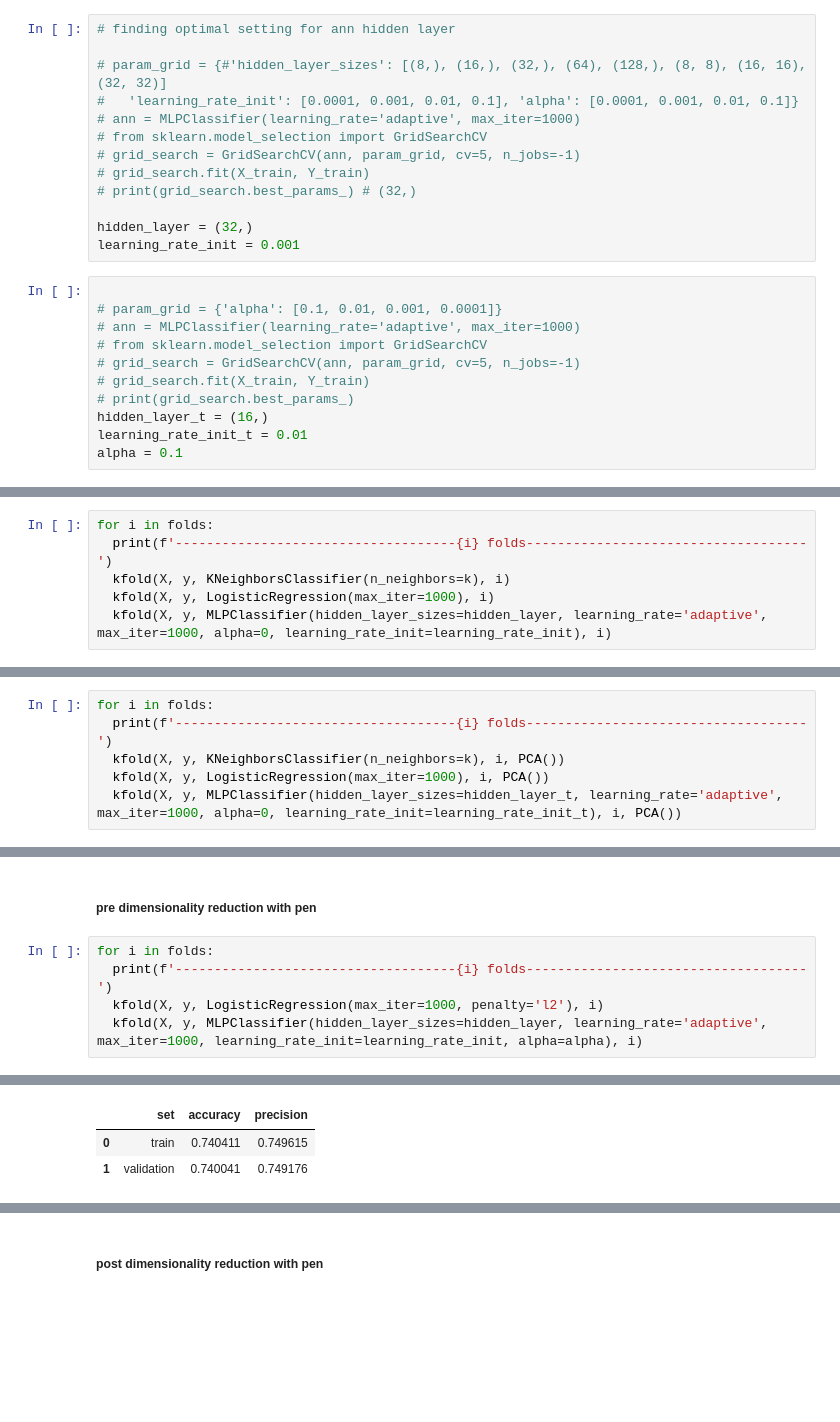
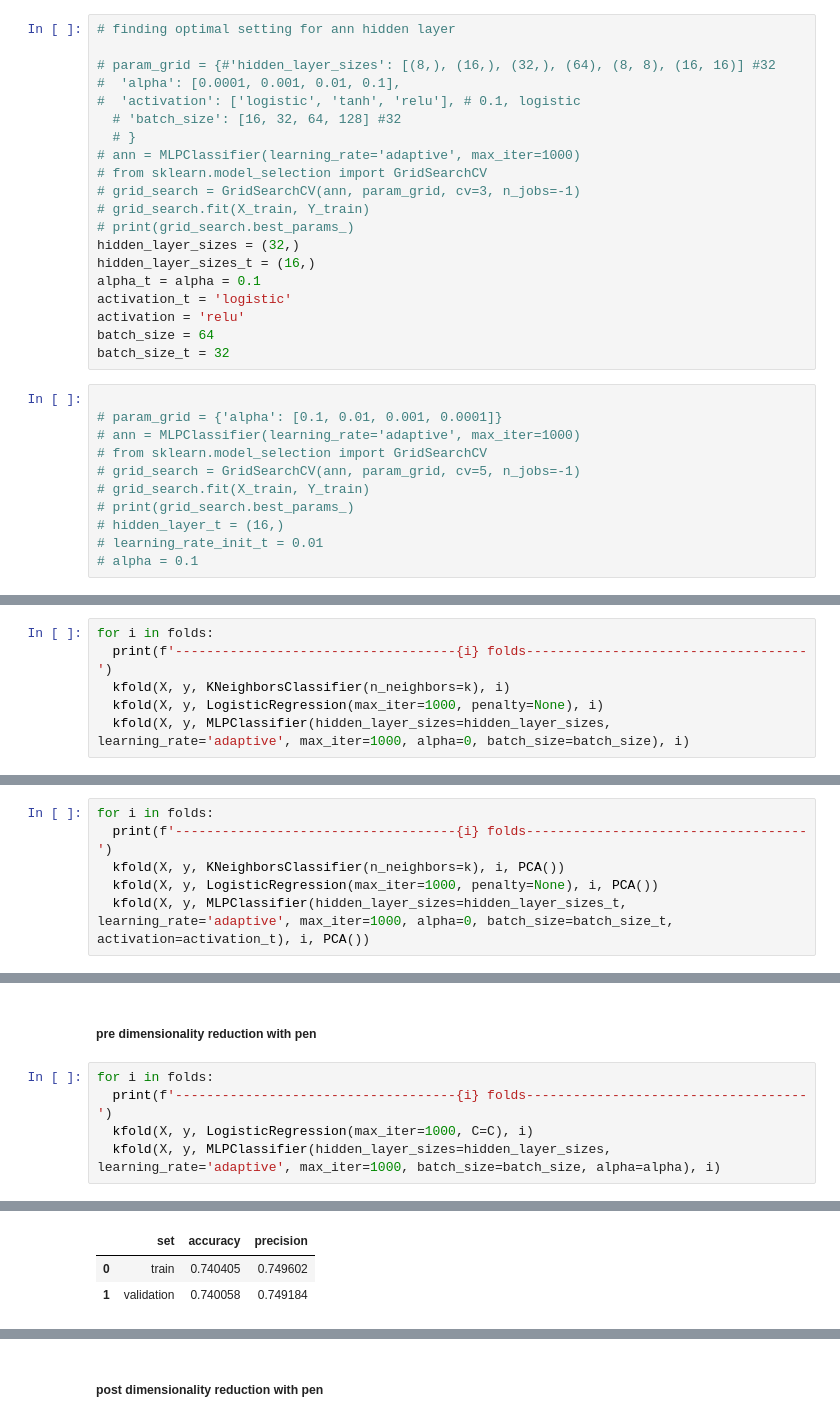
Before and after one commit to duongk67/ML_final_project, a Jupyter notebook: classification.ipynb, the cells around one changed output, grey strips where cells are left out. Cells and saved outputs as stored; diff of their text form; blank space fills up the shorter version.

```diff
--- a/classification.ipynb
+++ b/classification.ipynb
@@ -135,16 +152,23 @@ k = 207
 # %%
 # finding optimal setting for ann hidden layer
 
-# param_grid = {#'hidden_layer_sizes': [(8,), (16,), (32,), (64), (128,), (8, 8), (16, 16), (32, 32)]
-#   'learning_rate_init': [0.0001, 0.001, 0.01, 0.1], 'alpha': [0.0001, 0.001, 0.01, 0.1]}
+# param_grid = {#'hidden_layer_sizes': [(8,), (16,), (32,), (64), (8, 8), (16, 16)] #32
+#  'alpha': [0.0001, 0.001, 0.01, 0.1],
+#  'activation': ['logistic', 'tanh', 'relu'], # 0.1, logistic
+  # 'batch_size': [16, 32, 64, 128] #32
+  # }
 # ann = MLPClassifier(learning_rate='adaptive', max_iter=1000)
 # from sklearn.model_selection import GridSearchCV
-# grid_search = GridSearchCV(ann, param_grid, cv=5, n_jobs=-1)
+# grid_search = GridSearchCV(ann, param_grid, cv=3, n_jobs=-1)
 # grid_search.fit(X_train, Y_train)
-# print(grid_search.best_params_) # (32,)
-
-hidden_layer = (32,)
-learning_rate_init = 0.001
+# print(grid_search.best_params_)
+hidden_layer_sizes = (32,)
+hidden_layer_sizes_t = (16,)
+alpha_t = alpha = 0.1
+activation_t = 'logistic'
+activation = 'relu'
+batch_size = 64
+batch_size_t = 32
 # %%
 
 # param_grid = {'alpha': [0.1, 0.01, 0.001, 0.0001]}
@@ -153,9 +177,9 @@ learning_rate_init = 0.001
 # grid_search = GridSearchCV(ann, param_grid, cv=5, n_jobs=-1)
 # grid_search.fit(X_train, Y_train)
 # print(grid_search.best_params_)
-hidden_layer_t = (16,)
-learning_rate_init_t = 0.01
-alpha = 0.1
+# hidden_layer_t = (16,)
+# learning_rate_init_t = 0.01
+# alpha = 0.1
 # %% [markdown]
 #### pre dimensionality reduction, no pen
 # %%
@@ -164,7 +188,7 @@ folds = [4, 5, 6]
 for i in folds:
   print(f'------------------------------------{i} folds------------------------------------')
   kfold(X, y, KNeighborsClassifier(n_neighbors=k), i)
-  kfold(X, y, LogisticRegression(max_iter=1000), i)
-  kfold(X, y, MLPClassifier(hidden_layer_sizes=hidden_layer, learning_rate='adaptive', max_iter=1000, alpha=0, learning_rate_init=learning_rate_init), i)
+  kfold(X, y, LogisticRegression(max_iter=1000, penalty=None), i)
+  kfold(X, y, MLPClassifier(hidden_layer_sizes=hidden_layer_sizes, learning_rate='adaptive', max_iter=1000, alpha=0, batch_size=batch_size), i)
 # %% [output]
 ------------------------------------4 folds------------------------------------
@@ -202,7 +226,7 @@ MLPClassifier(alpha=0, hidden_layer_sizes=(32,), learning_rate='adaptive',
 for i in folds:
   print(f'------------------------------------{i} folds------------------------------------')
   kfold(X, y, KNeighborsClassifier(n_neighbors=k), i, PCA())
-  kfold(X, y, LogisticRegression(max_iter=1000), i, PCA())
-  kfold(X, y, MLPClassifier(hidden_layer_sizes=hidden_layer_t, learning_rate='adaptive', max_iter=1000, alpha=0, learning_rate_init=learning_rate_init_t), i, PCA())
+  kfold(X, y, LogisticRegression(max_iter=1000, penalty=None), i, PCA())
+  kfold(X, y, MLPClassifier(hidden_layer_sizes=hidden_layer_sizes_t, learning_rate='adaptive', max_iter=1000, alpha=0, batch_size=batch_size_t, activation=activation_t), i, PCA())
 # %% [output]
 ------------------------------------4 folds------------------------------------
@@ -239,7 +265,7 @@ MLPClassifier(alpha=0, hidden_layer_sizes=(16,), learning_rate='adaptive',
 # %%
 for i in folds:
   print(f'------------------------------------{i} folds------------------------------------')
-  kfold(X, y, LogisticRegression(max_iter=1000, penalty='l2'), i)
-  kfold(X, y, MLPClassifier(hidden_layer_sizes=hidden_layer, learning_rate='adaptive', max_iter=1000, learning_rate_init=learning_rate_init, alpha=alpha), i)
+  kfold(X, y, LogisticRegression(max_iter=1000, C=C), i)
+  kfold(X, y, MLPClassifier(hidden_layer_sizes=hidden_layer_sizes, learning_rate='adaptive', max_iter=1000, batch_size=batch_size, alpha=alpha), i)
 # %% [output]
 ------------------------------------4 folds------------------------------------
@@ -247,3 +273,3 @@ LogisticRegression(max_iter=1000)
 |  | set | accuracy | precision |
-| 0 | train | 0.740411 | 0.749615 |
-| 1 | validation | 0.740041 | 0.749176 |
+| 0 | train | 0.740405 | 0.749602 |
+| 1 | validation | 0.740058 | 0.749184 |
```
Also changed, not shown: parts of 11 cells of this notebook.
